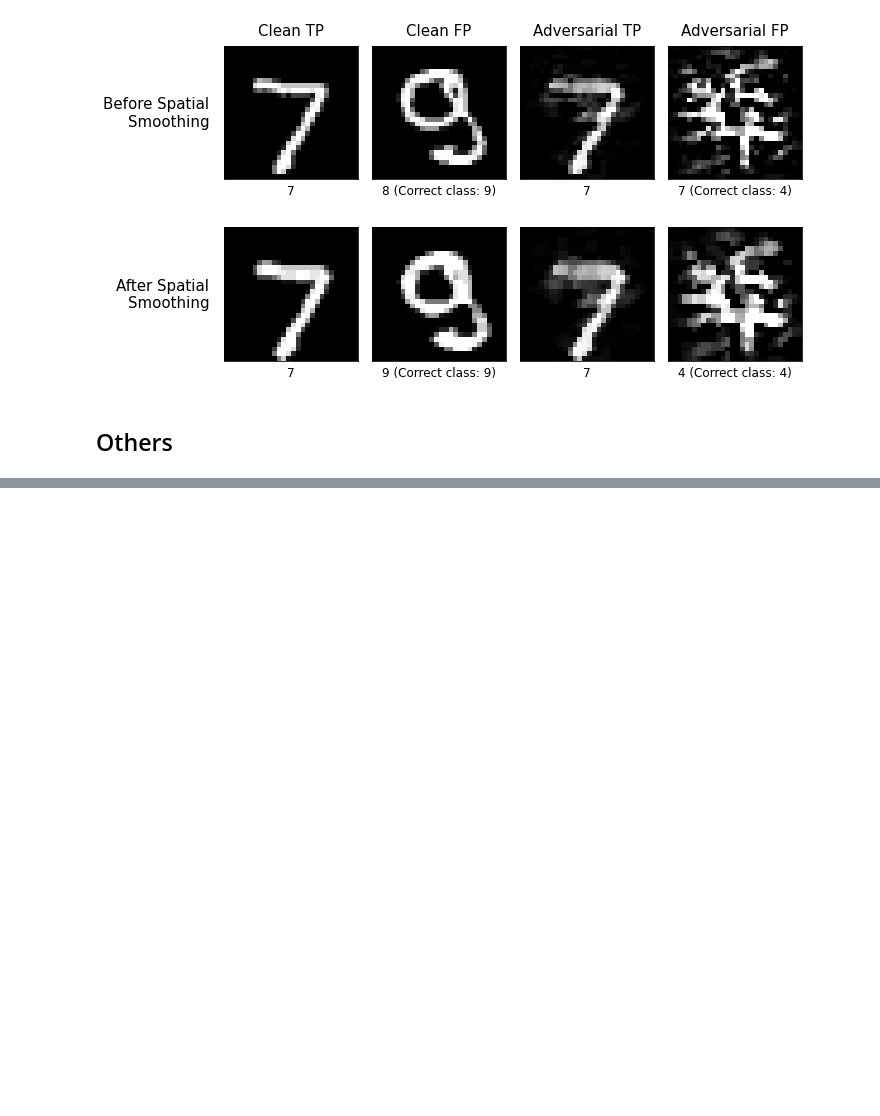
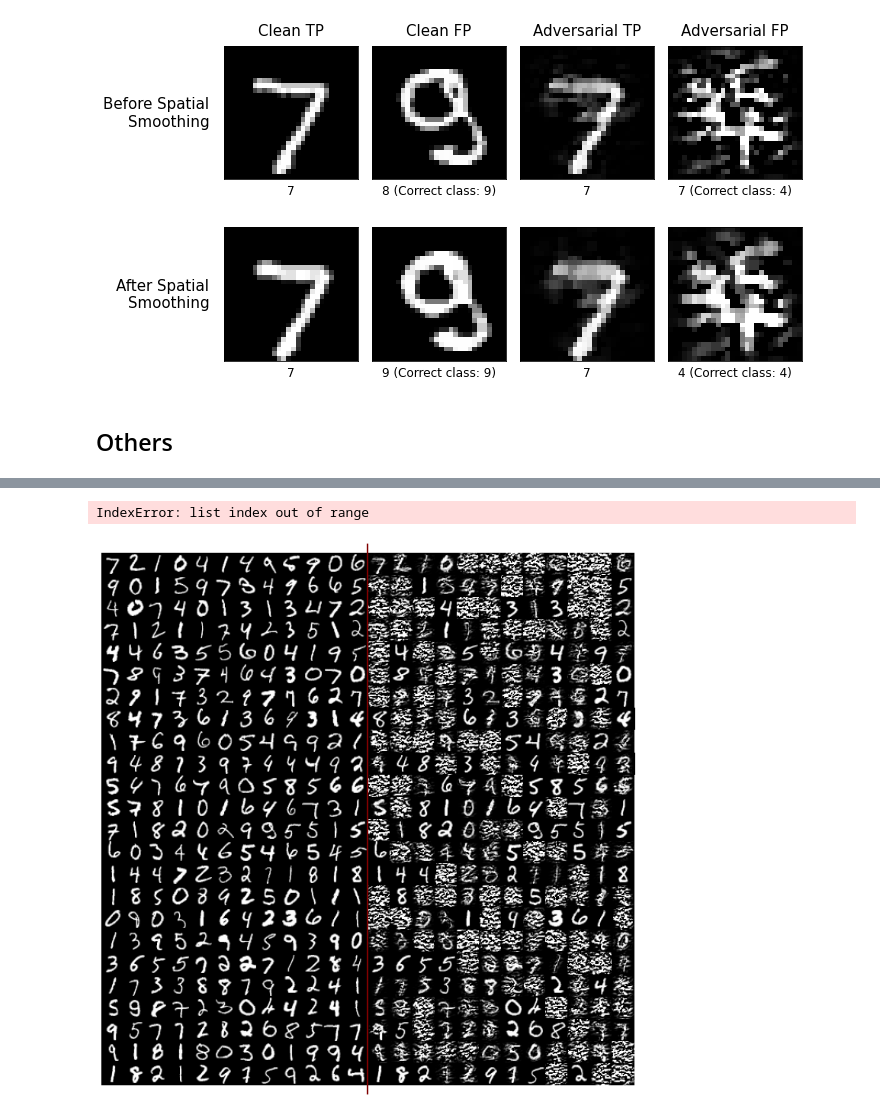
Before and after one commit to aydrienlaw/Adversarial-A.I., a Jupyter notebook: SpatialSmoothing - MNIST.ipynb, the cells around one changed output, grey strips where cells are left out. Saved outputs shown, nothing was run; the diff lists cells and outputs as text; code cells hidden in the pictures; blank space fills up the shorter version.

```diff
--- a/SpatialSmoothing - MNIST.ipynb
+++ b/SpatialSmoothing - MNIST.ipynb
@@ -520,0 +689,9 @@ for k in range(len(pgd_idx)):
+# %%
+cln = cln_idx[cln_target[0]]
+bim = bim_idx[bim_target[0]]
+jsma = jsma_idx[jsma_target[0]]
+deep = deep_idx[deep_target[0]]
+newton = newton_idx[newton_target[0]]
+pgd = pgd_idx[pgd_target[0]]
+# %% [output]
+IndexError: list index out of range
@@ -521 +713,30 @@ for k in range(len(pgd_idx)):
+# %%
+# Plot images before and after adversarial attack
+plt.figure(figsize=(10,10))
+
+for a in range(24):
+    for i in range(12):
+        ax = plt.subplot(24, 24, i + 1 + 24*a)
+        plt.imshow(x_test_cln[i + 12*a], cmap='gray')
+
+        ax = plt.subplot(24, 24, i + 13 + 24*a)
+        plt.imshow(x_test_Newton_MNIST[i + 12*a], cmap='gray')
+
+# Draw seperator line
+
+plt.plot([0.5, 0.5], [0, 1], color='maroon', lw=2, transform=plt.gcf().transFigure, clip_on=False)
+
+# Turn off axis for all plots
+plt.setp(plt.gcf().get_axes(), xticks=[], yticks=[], frame_on=False)
+
+# Adjusting space between subplots
+plt.tight_layout()
+plt.subplots_adjust(hspace=0, wspace=0)
+
+# Save and show image
+# image_path = '/Users/Adrian/Downloads/Sem 3.2/Interim & final report/Newton_MNIST_Reference.png'
+# plt.savefig(image_path, dpi=1000, transparent=True, bbox_inches='tight')
+# plt.show()
+# %% [output]
+[figure, added]
 # %%
```
Also changed, not shown: parts of 25 cells of this notebook, 7 other files.
